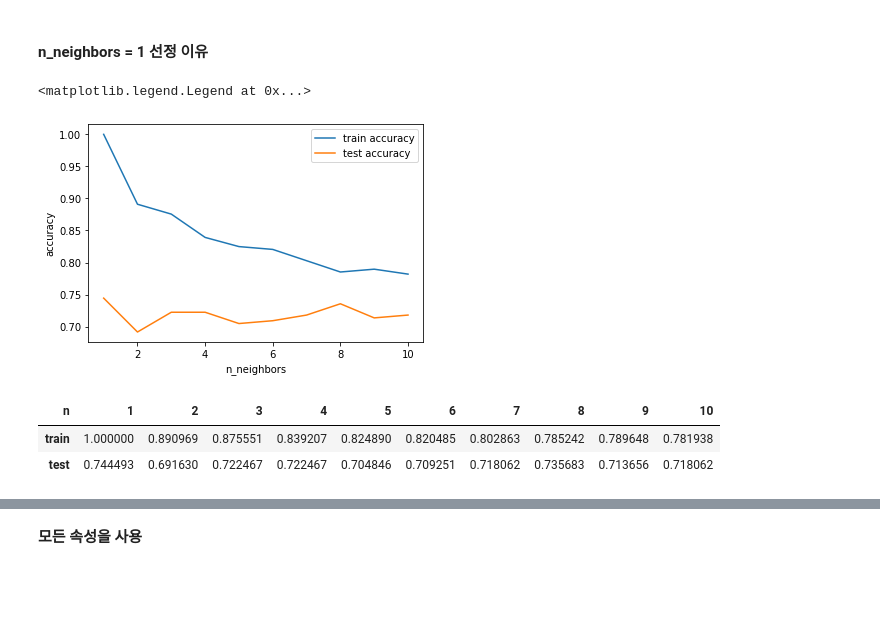
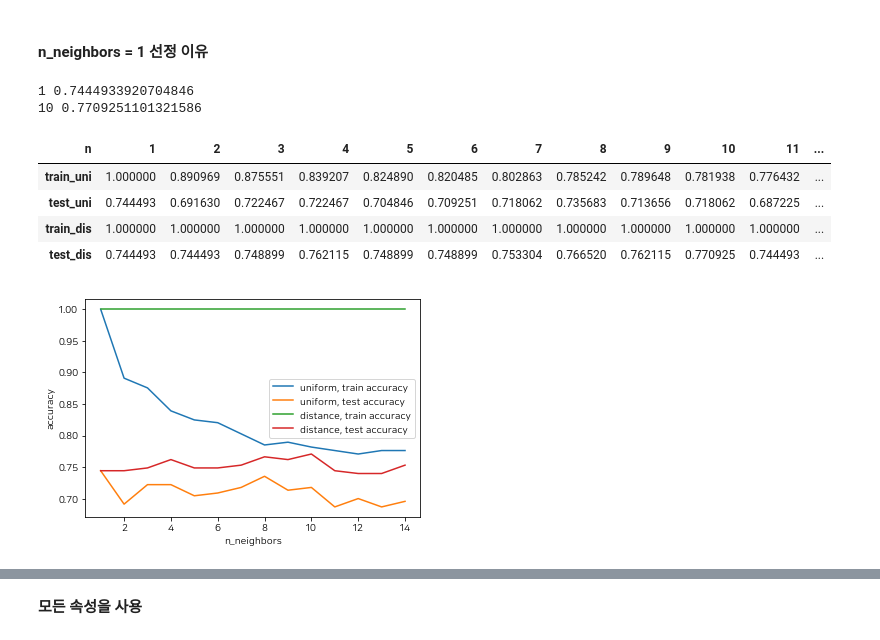
Before and after one commit to sohyeondian/red_wine, a Jupyter notebook: 01. kNN.ipynb, the cells around one changed output, grey strips where cells are left out. Saved outputs shown, nothing was run; the diff lists cells and outputs as text; code cells hidden in the pictures; blank space fills up the shorter version.

```diff
--- a/01. kNN.ipynb
+++ b/01. kNN.ipynb
@@ -261,34 +261,53 @@ eli5.show_weights(perm, feature_names = X.columns.tolist())
 # %% [markdown]
 #### n_neighbors = 1 선정 이유
 # %%
-training_accuracy = []
-test_accuracy = []
+training_accuracy_uni = []
+training_accuracy_dis = []
+test_accuracy_uni = []
+test_accuracy_dis = []
+
+weights = ['uniform', 'distance']
+
 # 1에서 10까지 n_neighbors를 적용
-# 피쳐의 제곱근정도를 지정할때 성능이 좋은 것으로 알려짐
-neighbors_settings = range(1, 11)
+# 피쳐개수의 제곱근정도를 지정할때 성능이 좋은 것으로 알려짐
+neighbors_settings = range(1, 15)
 
 for n_neighbors in neighbors_settings:
-    clf = KNeighborsClassifier(n_neighbors=n_neighbors)
-    clf.fit(X_train_scaled, y_train)
-    training_accuracy.append(clf.score(X_train_scaled, y_train))
-    test_accuracy.append(clf.score(X_test_scaled, y_test))
+    clf_uni = KNeighborsClassifier(n_neighbors=n_neighbors,
+                                   weights=weights[0])
+    clf_dis = KNeighborsClassifier(n_neighbors=n_neighbors,
+                                   weights=weights[1])
+    clf_uni.fit(X_train_scaled, y_train)
+    clf_dis.fit(X_train_scaled, y_train)
+    training_accuracy_uni.append(clf_uni.score(X_train_scaled, y_train))
+    training_accuracy_dis.append(clf_dis.score(X_train_scaled, y_train))
+    test_accuracy_uni.append(clf_uni.score(X_test_scaled, y_test))
+    test_accuracy_dis.append(clf_dis.score(X_test_scaled, y_test))
 
-plt.plot(neighbors_settings, training_accuracy, label="train accuracy")
-plt.plot(neighbors_settings, test_accuracy, label="test accuracy")
+plt.plot(neighbors_settings, training_accuracy_uni, label="uniform, train accuracy")
+plt.plot(neighbors_settings, test_accuracy_uni, label="uniform, test accuracy")
+plt.plot(neighbors_settings, training_accuracy_dis, label="distance, train accuracy")
+plt.plot(neighbors_settings, test_accuracy_dis, label="distance, test accuracy")
 plt.ylabel("accuracy")
 plt.xlabel("n_neighbors")
 plt.legend()
+
+print(test_accuracy_uni.index(max(test_accuracy_uni)) + 1,max(test_accuracy_uni))
+print(test_accuracy_dis.index(max(test_accuracy_dis)) + 1,max(test_accuracy_dis))
+df_test = pd.DataFrame()
+df_test['train_uni'] = training_accuracy_uni
+df_test['test_uni'] = test_accuracy_uni
+df_test['train_dis'] = training_accuracy_dis
+df_test['test_dis'] = test_accuracy_dis
+df_test['n'] = range(1,len(test_accuracy_dis)+1)
+df_test.set_index(['n'], inplace=True)
+df_test.transpose()
 # %% [output]
-<matplotlib.legend.Legend at 0x...>
+1 0.7444933920704846
+10 0.7709251101321586
+| n | 1 | 2 | 3 | 4 | 5 | 6 | 7 | 8 | 9 | 10 | 11 | ... |
+| train_uni | 1.000000 | 0.890969 | 0.875551 | 0.839207 | 0.824890 | 0.820485 | 0.802863 | 0.785242 | 0.789648 | 0.781938 | 0.776432 | ... |
+| test_uni | 0.744493 | 0.691630 | 0.722467 | 0.722467 | 0.704846 | 0.709251 | 0.718062 | 0.735683 | 0.713656 | 0.718062 | 0.687225 | ... |
+| train_dis | 1.000000 | 1.000000 | 1.000000 | 1.000000 | 1.000000 | 1.000000 | 1.000000 | 1.000000 | 1.000000 | 1.000000 | 1.000000 | ... |
+| test_dis | 0.744493 | 0.744493 | 0.748899 | 0.762115 | 0.748899 | 0.748899 | 0.753304 | 0.766520 | 0.762115 | 0.770925 | 0.744493 | ... |
-[figure, old version]
+[figure, new version]
-# %%
-df_test = pd.DataFrame()
-df_test['train'] = training_accuracy
-df_test['test'] = test_accuracy
-df_test['n'] = range(1,len(test_accuracy)+1)
-df_test.set_index(['n'], inplace=True)
-df_test.transpose()
-# %% [output]
-| n | 1 | 2 | 3 | 4 | 5 | 6 | 7 | 8 | 9 | 10 |
-| train | 1.000000 | 0.890969 | 0.875551 | 0.839207 | 0.824890 | 0.820485 | 0.802863 | 0.785242 | 0.789648 | 0.781938 |
-| test | 0.744493 | 0.691630 | 0.722467 | 0.722467 | 0.704846 | 0.709251 | 0.718062 | 0.735683 | 0.713656 | 0.718062 |
```
Also changed, not shown: parts of 13 cells of this notebook.
